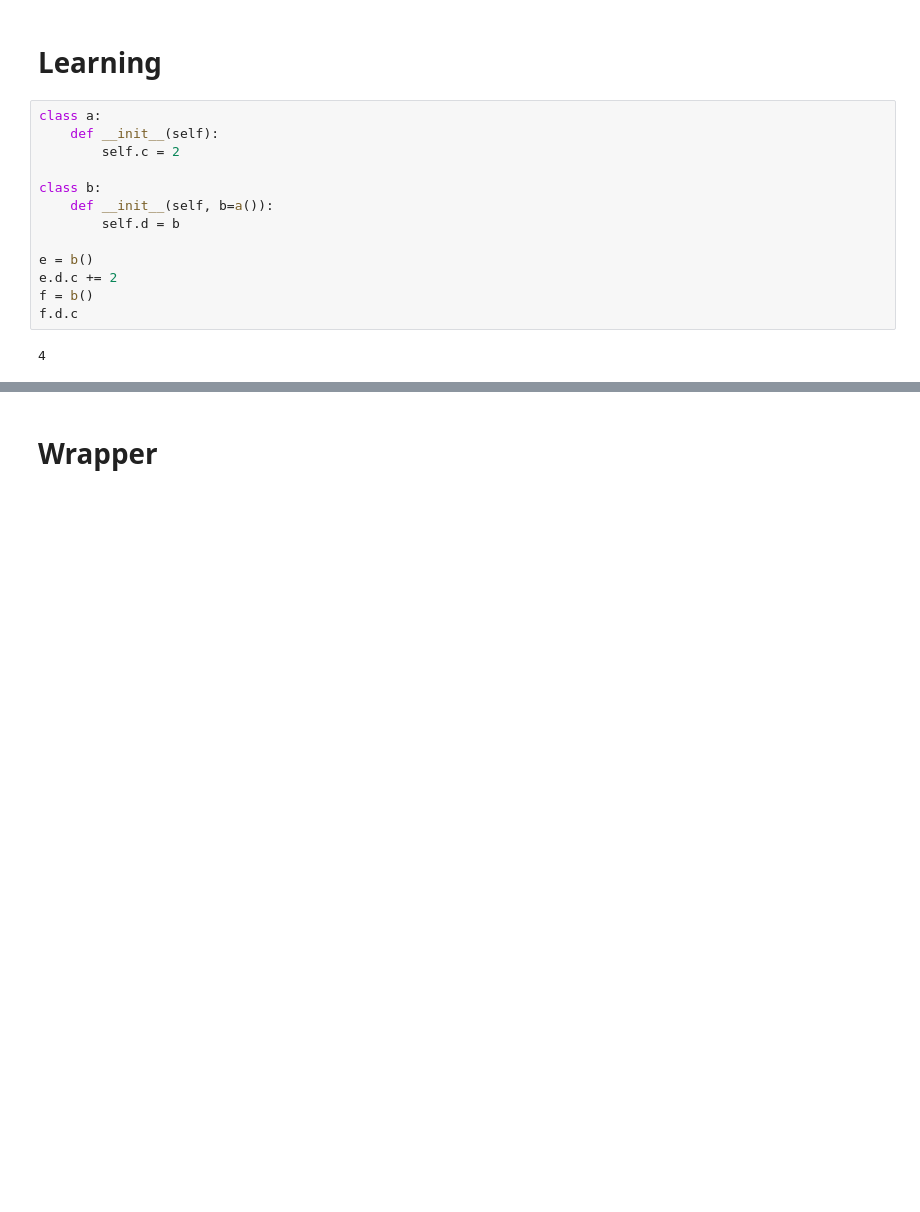
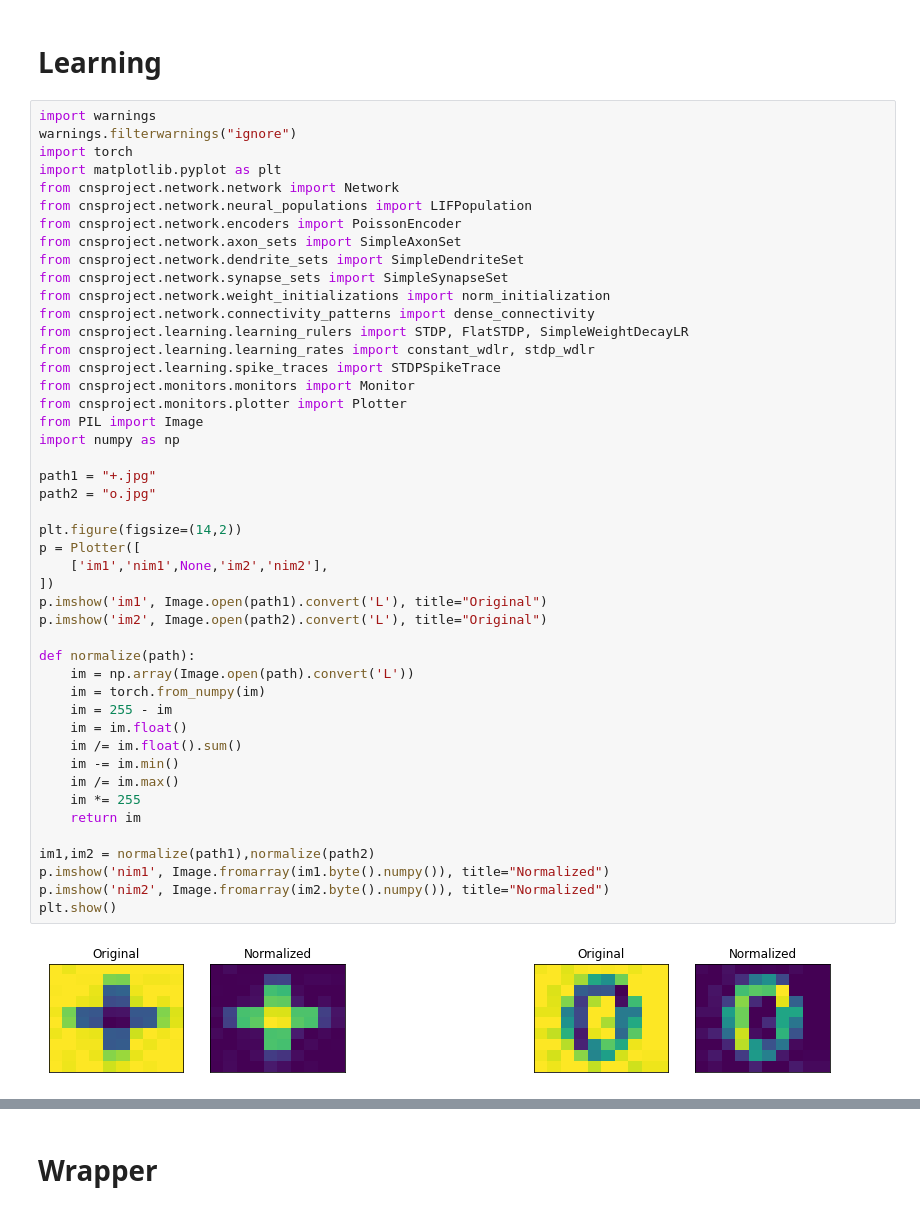
Before and after one commit to cnrl/Spiral, a Jupyter notebook: main.ipynb, the cells around one changed output, grey strips where cells are left out. Drawn from its saved outputs; the diff is of its cells as text; blank space fills up the shorter version.

```diff
--- a/main.ipynb
+++ b/main.ipynb
@@ -796,18 +798,51 @@ plt.show()
 [figure]
 # %% [markdown]
 # Learning
-# %%
-class a:
-    def __init__(self):
-        self.c = 2
-
-class b:
-    def __init__(self, b=a()):
-        self.d = b
-
-e = b()
-e.d.c += 2
-f = b()
-f.d.c
-# %% [output]
-4
+# %%
+import warnings
+warnings.filterwarnings("ignore")
+import torch
+import matplotlib.pyplot as plt
+from cnsproject.network.network import Network
+from cnsproject.network.neural_populations import LIFPopulation
+from cnsproject.network.encoders import PoissonEncoder
+from cnsproject.network.axon_sets import SimpleAxonSet
+from cnsproject.network.dendrite_sets import SimpleDendriteSet
+from cnsproject.network.synapse_sets import SimpleSynapseSet
+from cnsproject.network.weight_initializations import norm_initialization
+from cnsproject.network.connectivity_patterns import dense_connectivity
+from cnsproject.learning.learning_rulers import STDP, FlatSTDP, SimpleWeightDecayLR
+from cnsproject.learning.learning_rates import constant_wdlr, stdp_wdlr
+from cnsproject.learning.spike_traces import STDPSpikeTrace
+from cnsproject.monitors.monitors import Monitor
+from cnsproject.monitors.plotter import Plotter
+from PIL import Image
+import numpy as np
+
+path1 = "+.jpg"
+path2 = "o.jpg"
+
+plt.figure(figsize=(14,2))
+p = Plotter([
+    ['im1','nim1',None,'im2','nim2'],
+])
+p.imshow('im1', Image.open(path1).convert('L'), title="Original")
+p.imshow('im2', Image.open(path2).convert('L'), title="Original")
+
+def normalize(path):
+    im = np.array(Image.open(path).convert('L'))
+    im = torch.from_numpy(im)
+    im = 255 - im
+    im = im.float()
+    im /= im.float().sum()
+    im -= im.min()
+    im /= im.max()
+    im *= 255
+    return im
+
+im1,im2 = normalize(path1),normalize(path2)
+p.imshow('nim1', Image.fromarray(im1.byte().numpy()), title="Normalized")
+p.imshow('nim2', Image.fromarray(im2.byte().numpy()), title="Normalized")
+plt.show()
+# %% [output]
+[figure, added]
```
Also changed, not shown: parts of 17 cells of this notebook, 11 other files.
